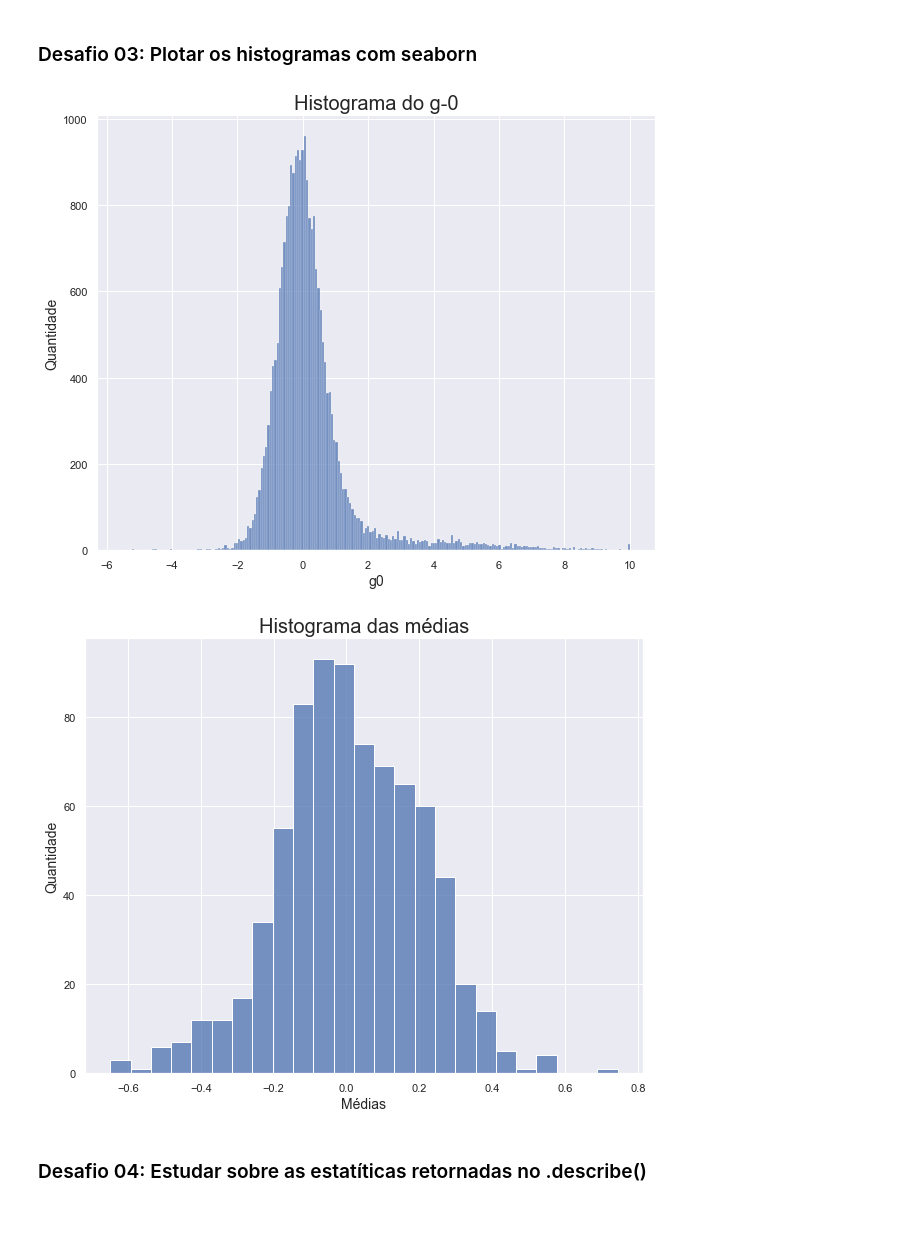
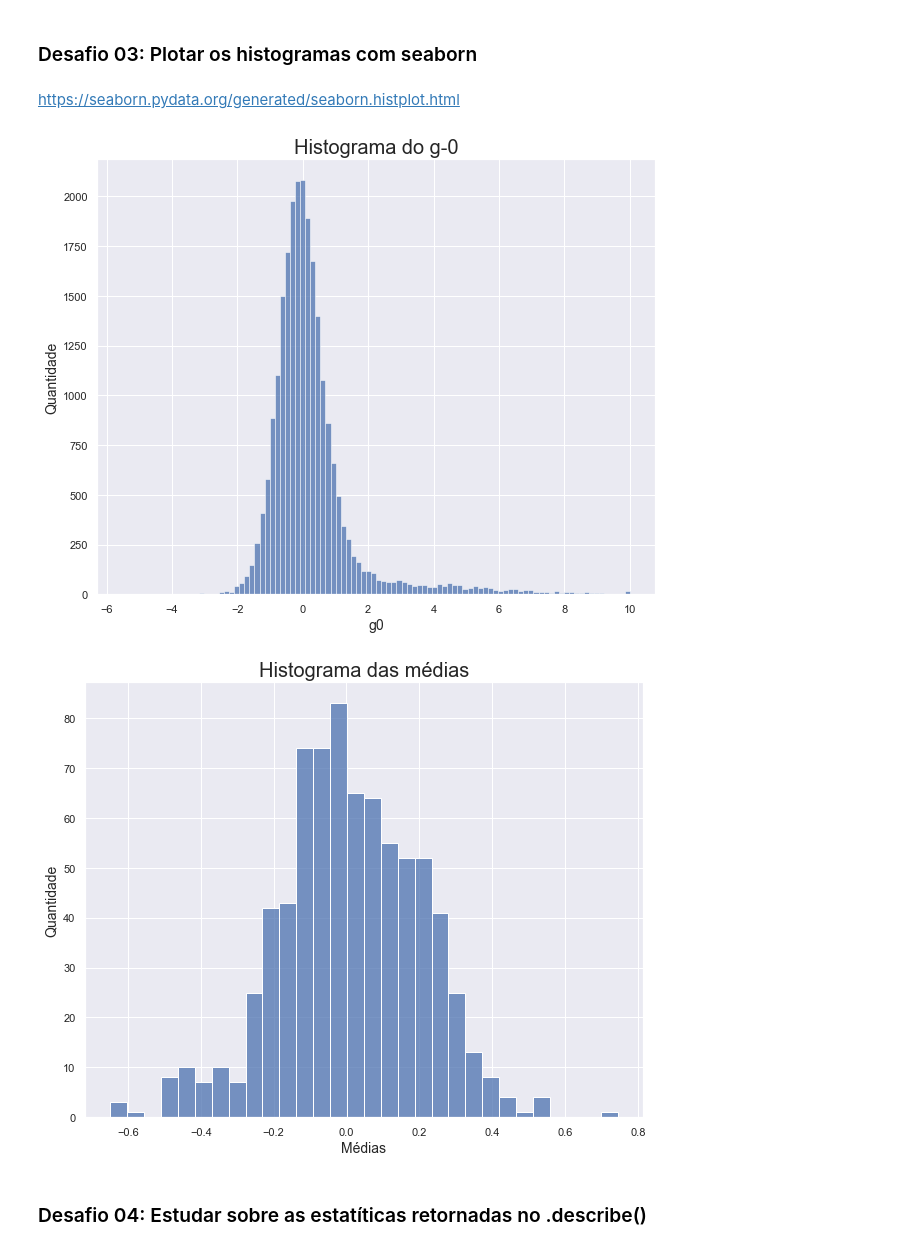
Before and after one commit to gabicgama/projeto-imersao-dados, a Jupyter notebook: Projeto-Imersão-Dados.ipynb, the cells around one changed output. Cells and saved outputs as stored; diff of their text form; code cells hidden in the pictures; blank space fills up the shorter version.

```diff
--- a/Projeto-Imersão-Dados.ipynb
+++ b/Projeto-Imersão-Dados.ipynb
@@ -476,24 +477,26 @@ plt.show()
 [figure]
 # %% [markdown]
 ### Desafio 03: Plotar os histogramas com seaborn
+# %% [markdown]
+https://seaborn.pydata.org/generated/seaborn.histplot.html
 # %%
 plt.figure(figsize=(10,8))
-ax = sns.histplot(data=df, x='g0')
+ax = sns.histplot(data=df, x='g0', bins=100)
 ax.set_title('Histograma do g-0', fontsize=20)
 ax.set_xlabel('g0', fontsize=14)
 ax.set_ylabel('Quantidade', fontsize=14)
 plt.show()
 # %% [output]
-[figure, old version]
+[figure, new version]
 # %%
 plt.figure(figsize=(10,8))
 dados = df.loc[:,'g0':'g771']
-ax = sns.histplot(data=dados, x=dados.describe().T['mean'])
+ax = sns.histplot(data=dados, x=dados.describe().T['mean'], bins=30)
 ax.set_title('Histograma das médias', fontsize=20)
 ax.set_xlabel('Médias', fontsize=14)
 ax.set_ylabel('Quantidade', fontsize=14)
 plt.show()
 # %% [output]
-[figure, old version]
+[figure, new version]
 # %% [markdown]
 ### Desafio 04: Estudar sobre as estatíticas retornadas no .describe()
```
Also changed, not shown: parts of 67 cells of this notebook.
